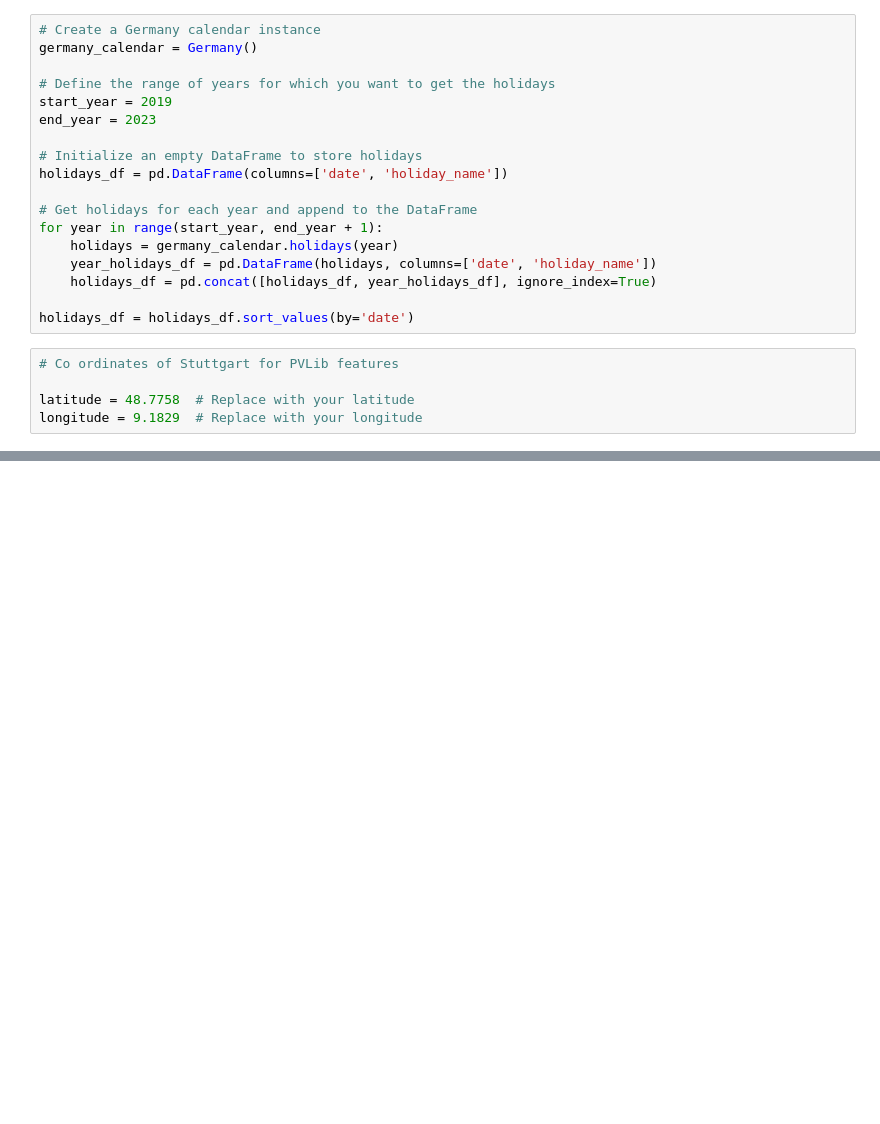
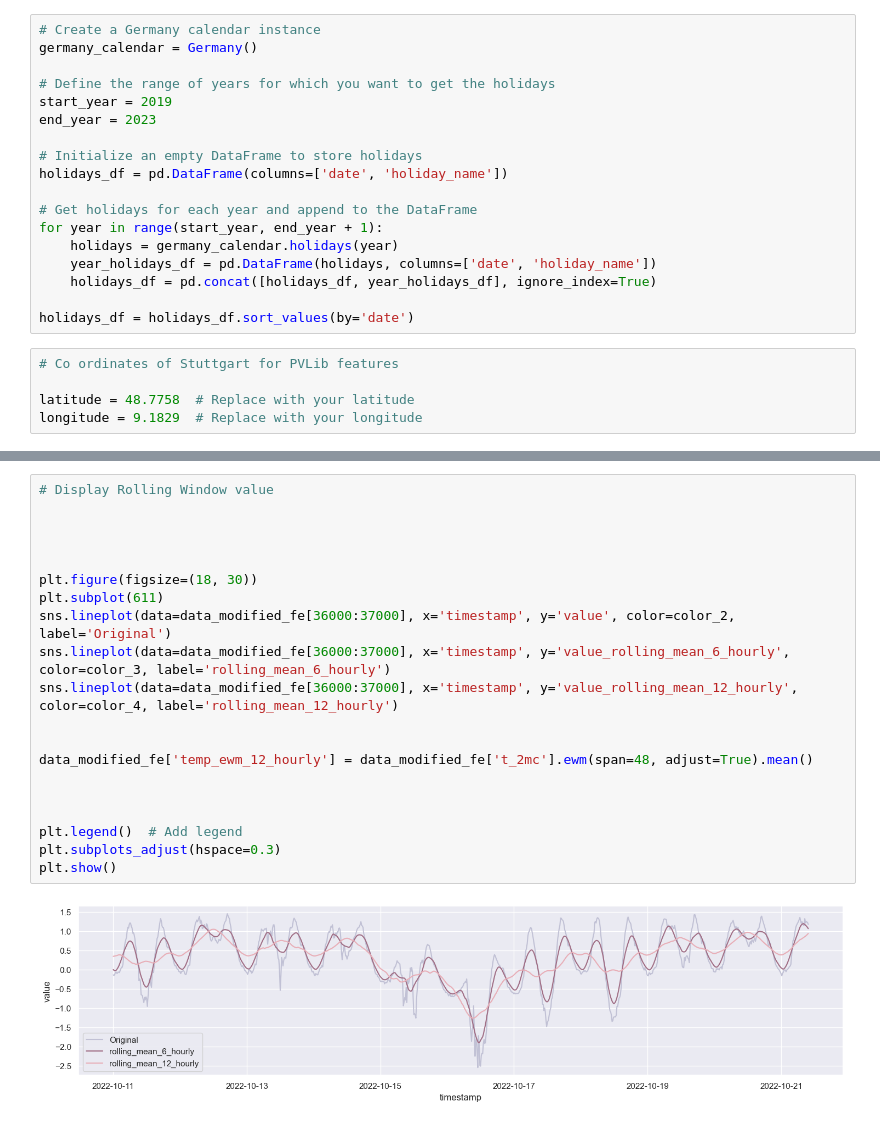
Before and after one commit to munam2244/Improving_Accuracy_of_Energy_Timeseries_Forecasts_EnBW_Datalab, a Jupyter notebook: Feature Engineering.ipynb, the cells around one changed output, grey strips where cells are left out. Saved outputs shown, nothing was run; the diff lists cells and outputs as text; blank space fills up the shorter version.

```diff
--- a/Feature Engineering.ipynb
+++ b/Feature Engineering.ipynb
@@ -138,0 +192,22 @@ data_modified_fe.head(20000)
+# %%
+# Display Rolling Window value
+
+
+
+
+plt.figure(figsize=(18, 30))
+plt.subplot(611)
+sns.lineplot(data=data_modified_fe[36000:37000], x='timestamp', y='value', color=color_2, label='Original')
+sns.lineplot(data=data_modified_fe[36000:37000], x='timestamp', y='value_rolling_mean_6_hourly', color=color_3, label='rolling_mean_6_hourly')
+sns.lineplot(data=data_modified_fe[36000:37000], x='timestamp', y='value_rolling_mean_12_hourly', color=color_4, label='rolling_mean_12_hourly')
+
+
+data_modified_fe['temp_ewm_12_hourly'] = data_modified_fe['t_2mc'].ewm(span=48, adjust=True).mean()
+
+
+
+plt.legend()  # Add legend
+plt.subplots_adjust(hspace=0.3)
+plt.show()
+# %% [output]
+[figure, added]
```
Also changed, not shown: parts of 8 cells of this notebook.
